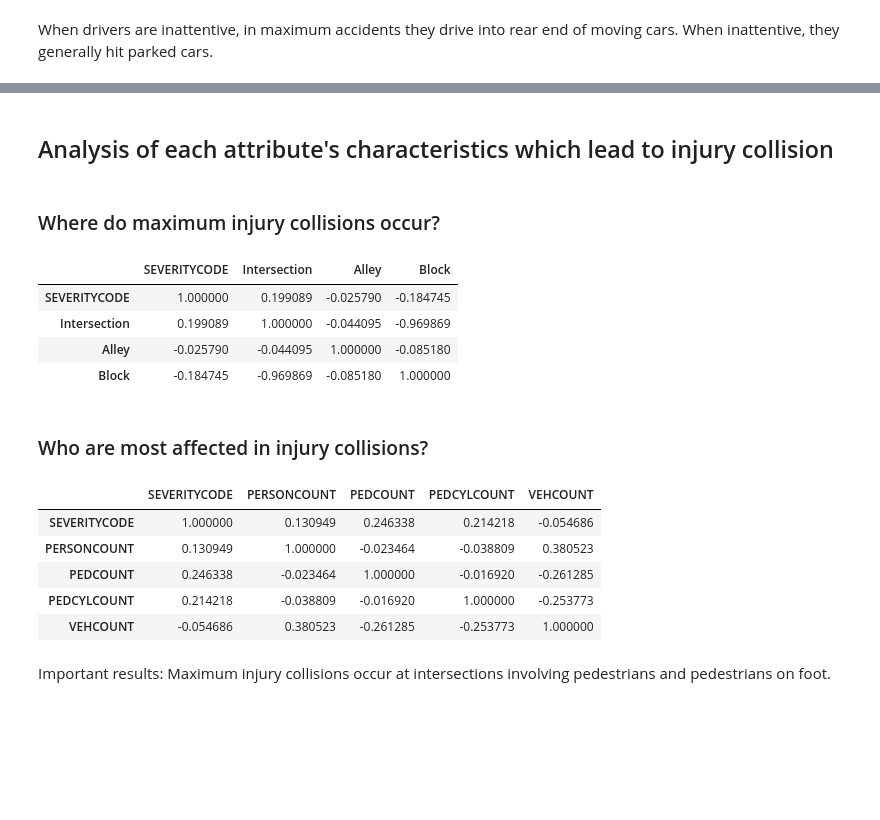
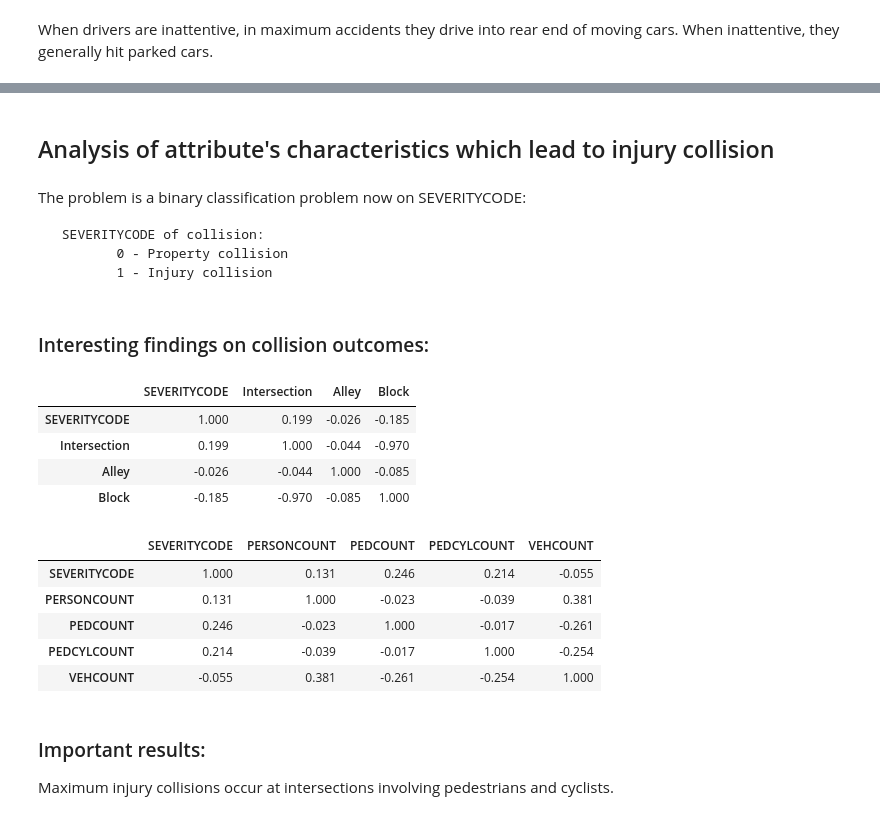
Before and after one commit to anupam-misra/Coursera_Capstone, a Jupyter notebook: accident_prevention_ML_model.ipynb, the cells around one changed output, grey strips where cells are left out. Cells and saved outputs as stored; diff of their text form; code cells hidden in the pictures; blank space fills up the shorter version.

```diff
--- a/accident_prevention_ML_model.ipynb
+++ b/accident_prevention_ML_model.ipynb
@@ -231,4 +233,4 @@ df_feat['INATTENTIONIND'] = df_feat['INATTENTIONIND'] .astype('int64')
 #df_feat['SPEEDING'] = df_feat['SPEEDING'].map({'Y': 1, 'N': 0})
 df_feat['WEEKEND']  = df_feat['WEEKEND'].astype('int64')
 # %% [markdown]
-## Analysis of each attribute's characteristics which lead to injury collision
+## Analysis of attribute's characteristics which lead to injury collision
@@ -238,24 +237,28 @@ The problem is a binary classification problem now:
-# %% [markdown]
-### Where do maximum injury collisions occur?
+# %% [markdown]
+The problem is a binary classification problem now on SEVERITYCODE:
+
+     SEVERITYCODE of collision:
+            0 - Property collision
+            1 - Injury collision
+# %% [markdown]
+### Interesting findings on collision outcomes:
 # %%
-df_feat[['SEVERITYCODE', 'Intersection', 'Alley', 'Block']].corr()
+df_feat[['SEVERITYCODE', 'Intersection', 'Alley', 'Block']].corr().style.background_gradient(cmap='Reds').format("{:.3f}")
 # %% [output]
 |  | SEVERITYCODE | Intersection | Alley | Block |
-| SEVERITYCODE | 1.000000 | 0.199089 | -0.025790 | -0.184745 |
-| Intersection | 0.199089 | 1.000000 | -0.044095 | -0.969869 |
-| Alley | -0.025790 | -0.044095 | 1.000000 | -0.085180 |
-| Block | -0.184745 | -0.969869 | -0.085180 | 1.000000 |
+| SEVERITYCODE | 1.000 | 0.199 | -0.026 | -0.185 |
+| Intersection | 0.199 | 1.000 | -0.044 | -0.970 |
+| Alley | -0.026 | -0.044 | 1.000 | -0.085 |
+| Block | -0.185 | -0.970 | -0.085 | 1.000 |
-# %% [markdown]
-### Who are most affected in injury collisions?
 # %%
-df_feat[['SEVERITYCODE', 'PERSONCOUNT','PEDCOUNT','PEDCYLCOUNT','VEHCOUNT']].corr()
+df_feat[['SEVERITYCODE', 'PERSONCOUNT','PEDCOUNT','PEDCYLCOUNT','VEHCOUNT']].corr().style.background_gradient(cmap='Blues').format("{:.3f}")
 # %% [output]
 |  | SEVERITYCODE | PERSONCOUNT | PEDCOUNT | PEDCYLCOUNT | VEHCOUNT |
-| SEVERITYCODE | 1.000000 | 0.130949 | 0.246338 | 0.214218 | -0.054686 |
-| PERSONCOUNT | 0.130949 | 1.000000 | -0.023464 | -0.038809 | 0.380523 |
-| PEDCOUNT | 0.246338 | -0.023464 | 1.000000 | -0.016920 | -0.261285 |
-| PEDCYLCOUNT | 0.214218 | -0.038809 | -0.016920 | 1.000000 | -0.253773 |
-| VEHCOUNT | -0.054686 | 0.380523 | -0.261285 | -0.253773 | 1.000000 |
+| SEVERITYCODE | 1.000 | 0.131 | 0.246 | 0.214 | -0.055 |
+| PERSONCOUNT | 0.131 | 1.000 | -0.023 | -0.039 | 0.381 |
+| PEDCOUNT | 0.246 | -0.023 | 1.000 | -0.017 | -0.261 |
+| PEDCYLCOUNT | 0.214 | -0.039 | -0.017 | 1.000 | -0.254 |
+| VEHCOUNT | -0.055 | 0.381 | -0.261 | -0.254 | 1.000 |
 # %% [markdown]
-Important results:
-Maximum injury collisions occur at intersections involving pedestrians and pedestrians on foot.
+### Important results:
+Maximum injury collisions occur at intersections involving pedestrians and cyclists.
```
Also changed, not shown: parts of 5 cells of this notebook.
